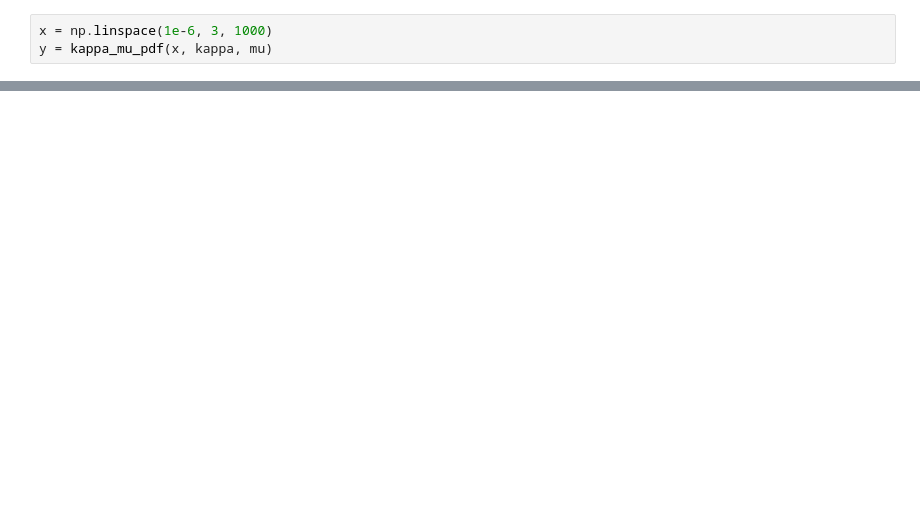
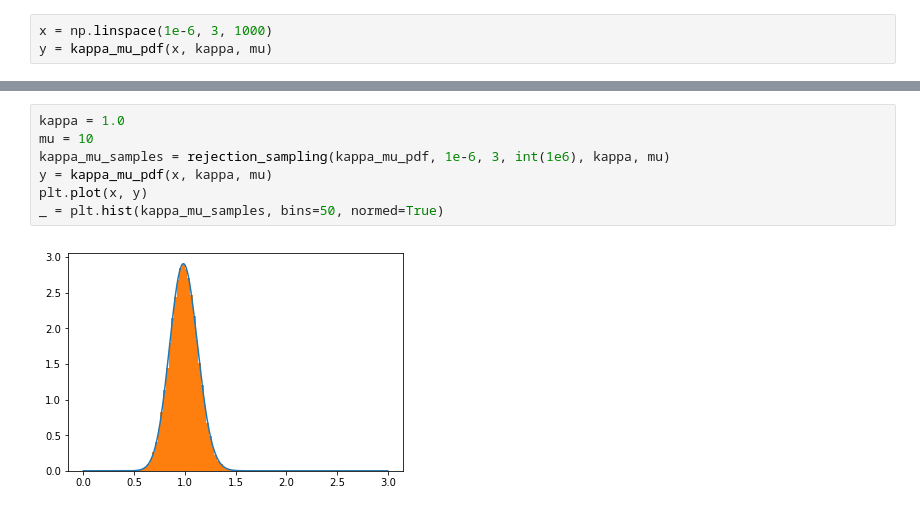
Before and after one commit to mirca/acceptance-rejection, a Jupyter notebook: example.ipynb, the cells around one changed output, grey strips where cells are left out. Saved outputs shown, nothing was run; the diff lists cells and outputs as text; blank space fills up the shorter version.

```diff
--- a/example.ipynb
+++ b/example.ipynb
@@ -44,0 +40,9 @@ plt.hist(kappa_mu_samples, bins=50, normed=True)
+# %%
+kappa = 1.0
+mu = 10
+kappa_mu_samples = rejection_sampling(kappa_mu_pdf, 1e-6, 3, int(1e6), kappa, mu)
+y = kappa_mu_pdf(x, kappa, mu)
+plt.plot(x, y)
+_ = plt.hist(kappa_mu_samples, bins=50, normed=True)
+# %% [output]
+[figure, added]
```
Also changed, not shown: parts of 5 cells of this notebook.
